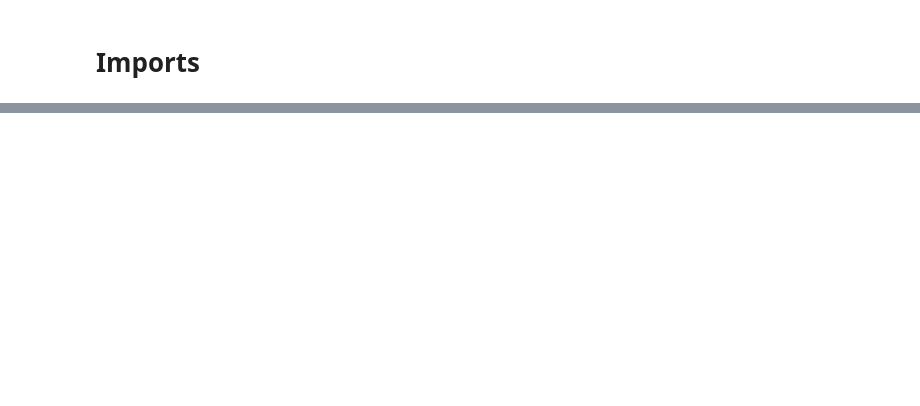
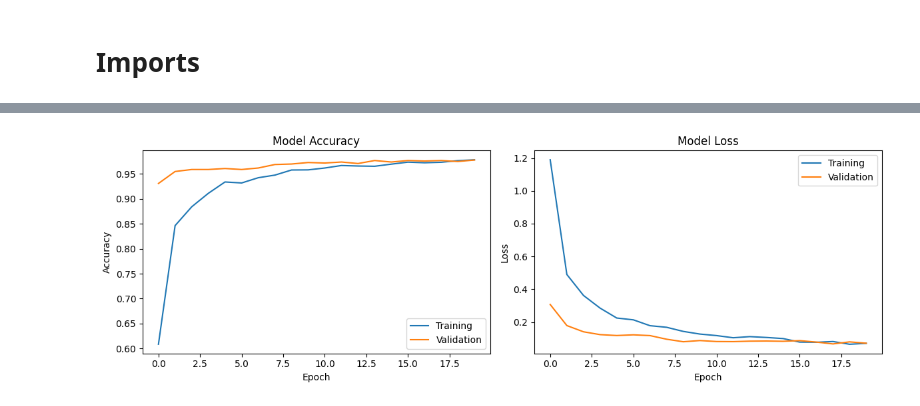
Before and after one commit to svehla-lukas/Kaggle_workShop, a Jupyter notebook: mnist/dev_model.ipynb, the cells around one changed output, grey strips where cells are left out. Saved outputs shown, nothing was run; the diff lists cells and outputs as text; code cells hidden in the pictures; blank space fills up the shorter version.

```diff
--- a/mnist/dev_model.ipynb
+++ b/mnist/dev_model.ipynb
@@ -61,0 +131,87 @@ history = network.fit(
+# %%
+from tensorflow.keras.models import Sequential
+from tensorflow.keras.layers import (
+    Dense,
+    Dropout,
+    Conv2D,
+    MaxPooling2D,
+    Flatten,
+    Reshape,
+)
+
+"""
+L2 regularization:
+- Adds penalty term to loss function
+- Prevents large weights
+- Reduces overfitting by limiting model complexity
+
+Values:
+- Low (0.01): Slower learning, lighter regularization
+- High (0.1): May prevent learning by forcing weights near zero
+
+Dropout: Randomly "drops" neurons during training. 0.9 drops 90% (very aggressive),
+while 0.1 drops 10% (mild regularization).
+
+BatchNormalization: Normalizes the activations of each layer, making training more stable
+and allowing higher learning rates by reducing internal covariate shift
+"""
+network_cnn = Sequential(
+    [
+        Reshape((28, 28, 1), input_shape=(28 * 28,)),
+        Conv2D(32, kernel_size=3, activation="relu"),
+        MaxPooling2D(pool_size=2),
+        Conv2D(64, kernel_size=3, activation="relu"),
+        MaxPooling2D(pool_size=2),
+        Flatten(),
+        Dense(64, activation="relu"),
+        Dropout(0.5),
+        Dense(10, activation="softmax"),
+    ]
+)
+
+# Compile
+network_cnn.compile(
+    optimizer="adam", loss="sparse_categorical_crossentropy", metrics=["accuracy"]
+)
+
+# Train
+history = network_cnn.fit(
+    train_data_flat,
+    train_targets,
+    epochs=20,
+    batch_size=32,
+    validation_data=(val_data_flat, val_targets),
+)
+# Print final training and validation metrics
+print("\nFinal Results:")
+print("-" * 50)
+print(f"Training Accuracy: {history.history['accuracy'][-1]:.4f}")
+print(f"Validation Accuracy: {history.history['val_accuracy'][-1]:.4f}")
+print(f"Training Loss: {history.history['loss'][-1]:.4f}")
+print(f"Validation Loss: {history.history['val_loss'][-1]:.4f}")
+print("-" * 50)
+
+# Plot training history
+plt.figure(figsize=(12, 4))
+
+# Plot training & validation accuracy
+plt.subplot(1, 2, 1)
+plt.plot(history.history["accuracy"], label="Training")
+plt.plot(history.history["val_accuracy"], label="Validation")
+plt.title("Model Accuracy")
+plt.xlabel("Epoch")
+plt.ylabel("Accuracy")
+plt.legend()
+
+# Plot training & validation loss
+plt.subplot(1, 2, 2)
+plt.plot(history.history["loss"], label="Training")
+plt.plot(history.history["val_loss"], label="Validation")
+plt.title("Model Loss")
+plt.xlabel("Epoch")
+plt.ylabel("Loss")
+plt.legend()
+
+plt.tight_layout()
+plt.show()
+# %% [output]
@@ -61,0 +235 @@ history = network.fit(
+[figure, added]
```
Also changed, not shown: parts of 11 cells of this notebook.
